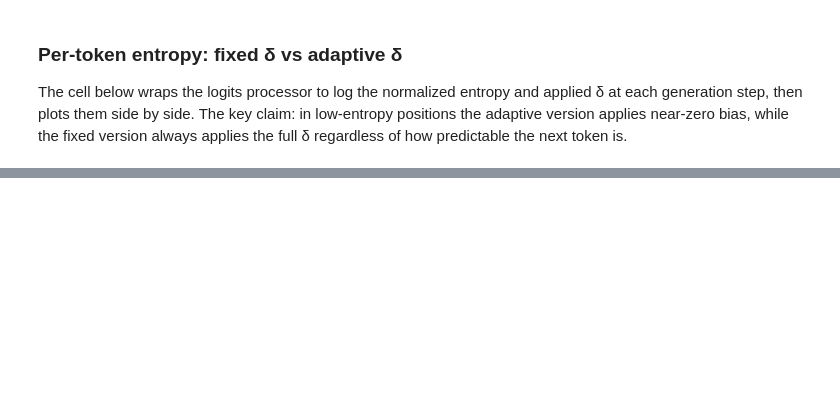
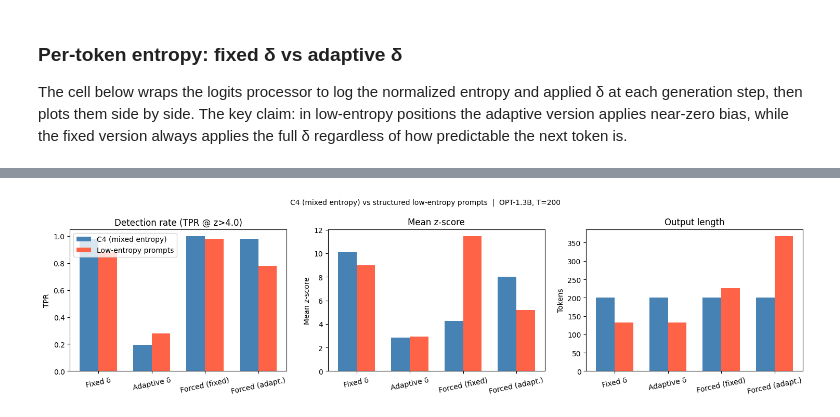
Before and after one commit to Nolan-McKenna/low_entropy_watermarking, a Jupyter notebook: watermark.ipynb, the cells around one changed output, grey strips where cells are left out. Drawn from its saved outputs; the diff is of its cells as text; code cells hidden in the pictures; blank space fills up the shorter version.

```diff
--- a/watermark.ipynb
+++ b/watermark.ipynb
@@ -375,0 +576,81 @@ for c in conds:
+# %%
+# Low-entropy prompt evaluation
+import subprocess, json, numpy as np, matplotlib.pyplot as plt
+from pathlib import Path
+from generate import generate_until_detected
+
+if not Path('data/low_entropy_prompts.jsonl').exists():
+    subprocess.run(['python', 'make_low_entropy_prompts.py'], check=True)
+
+le_prompts = [json.loads(l) for l in Path('data/low_entropy_prompts.jsonl').read_text().strip().split('\n')]
+N_LE = 50
+
+# Load per-record PPL from eval JSON
+ev = json.loads(Path('data/generations.eval.json').read_text()) if Path('data/generations.eval.json').exists() else {}
+
+conditions = {
+    'Fixed δ':         ('generate_one', watermark_processor),
+    'Adaptive δ':      ('generate_one', adaptive_processor),
+    'Forced (fixed)':  ('forced',       watermark_processor),
+    'Forced (adapt.)': ('forced',       adaptive_processor),
+}
+
+results_le = {c: {'zscores': [], 'lengths': []} for c in conditions}
+
+@torch.inference_mode()
+def gen_le(prompt_ids, proc=None, n=200):
+    ids = torch.tensor([prompt_ids], dtype=torch.long, device=DEVICE)
+    out = model.generate(ids, max_new_tokens=n, do_sample=True,
+                         logits_processor=[proc] if proc else [])
+    return out[0, ids.shape[1]:].tolist()
+
+print(f"Running {N_LE} low-entropy prompts …")
+for i, rec in enumerate(le_prompts[:N_LE]):
+    prompt_ids = tokenizer.encode(rec['prompt'])
+    for cname, (mode, proc) in conditions.items():
+        if mode == 'generate_one':
+            toks = gen_le(prompt_ids, proc)
+        else:
+            toks = generate_until_detected(model, prompt_ids, proc, detector,
+                                           max_tokens=400, eos_token_id=tokenizer.eos_token_id,
+                                           device=DEVICE)
+        z = detector.detect(toks)['z_score']
+        results_le[cname]['zscores'].append(z)
+        results_le[cname]['lengths'].append(len(toks))
+    if (i + 1) % 10 == 0:
+        print(f"  {i+1}/{N_LE}", flush=True)
+
+# Compare to C4 results
+c4_z   = [ev.get('w_z_mean'), ev.get('adp_z_mean'), ev.get('forced_z_mean'), ev.get('forced_adp_z_mean')]
+c4_tpr = [ev.get('tpr'),      ev.get('adp_tpr'),    ev.get('forced_tpr'),    ev.get('forced_adp_tpr')]
+conds  = list(conditions.keys())
+le_z   = [np.mean(results_le[c]['zscores'])              for c in conds]
+le_tpr = [np.mean([z > 4.0 for z in results_le[c]['zscores']]) for c in conds]
+le_len = [np.mean(results_le[c]['lengths'])              for c in conds]
+
+x, w = np.arange(len(conds)), 0.35
+fig, axes = plt.subplots(1, 3, figsize=(15, 4))
+
+for ax, (c4_vals, le_vals, ylabel, title) in zip(axes, [
+    (c4_tpr, le_tpr, 'TPR',           'Detection rate (TPR @ z>4.0)'),
+    (c4_z,   le_z,   'Mean z-score',  'Mean z-score'),
+    ([200]*4, le_len, 'Tokens',        'Output length'),
+]):
+    ax.bar(x - w/2, [v or 0 for v in c4_vals], w, label='C4 (mixed entropy)', color='steelblue')
+    ax.bar(x + w/2, le_vals,                    w, label='Low-entropy prompts', color='tomato')
+    ax.set_xticks(x); ax.set_xticklabels(conds, rotation=12)
+    ax.set_ylabel(ylabel); ax.set_title(title)
+    if ylabel == 'TPR': ax.set_ylim(0, 1.05)
+axes[0].legend()
+
+plt.suptitle('C4 (mixed entropy) vs structured low-entropy prompts  |  OPT-1.3B, T=200', fontsize=10)
+plt.tight_layout()
+plt.savefig('low_entropy_comparison.png', dpi=150, bbox_inches='tight')
+plt.show()
+
+print('\n── Results ──')
+print(f"{'':16} {'C4 TPR':>8} {'LE TPR':>8} {'C4 Z':>8} {'LE Z':>8} {'LE Len':>8}")
+print('─' * 60)
+for c, cz, lz, ct, lt, ll in zip(conds, c4_z, le_z, c4_tpr, le_tpr, le_len):
+    print(f"{c:16} {ct or 0:>8.3f} {lt:>8.3f} {cz or 0:>8.2f} {lz:>8.2f} {ll:>8.1f}")
+# %% [output]
@@ -375,0 +663 @@ for c in conds:
+[figure, added]
```
Also changed, not shown: parts of 32 cells of this notebook.
